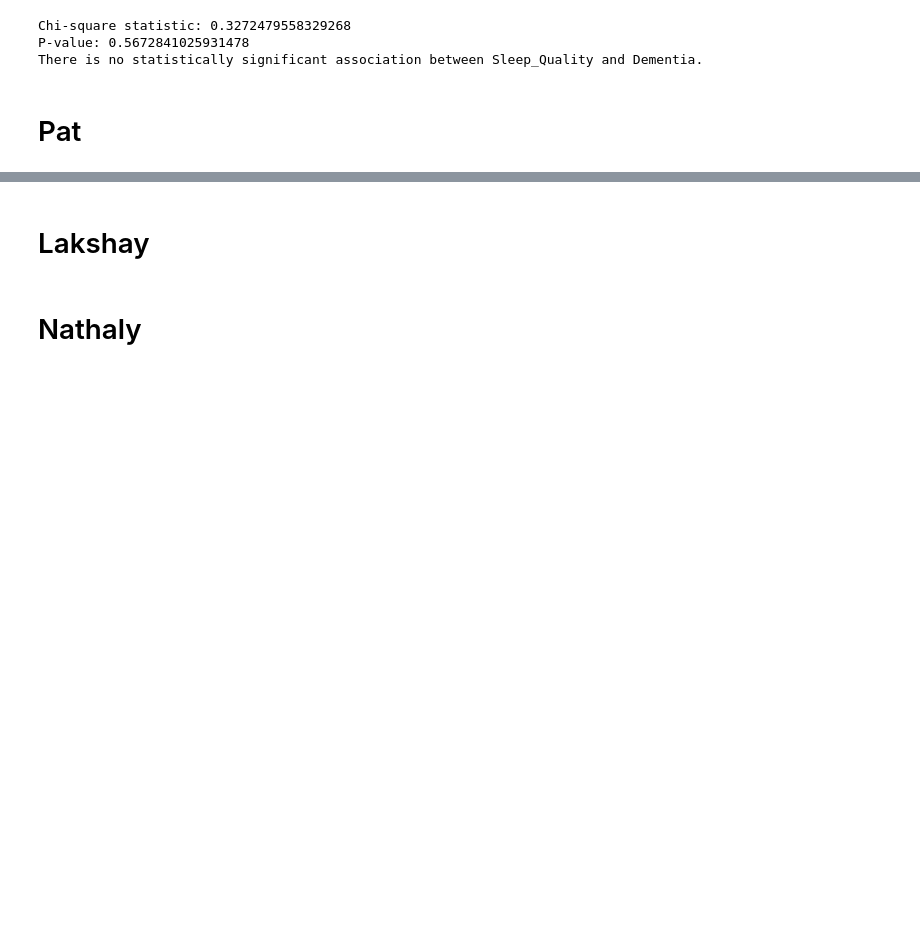
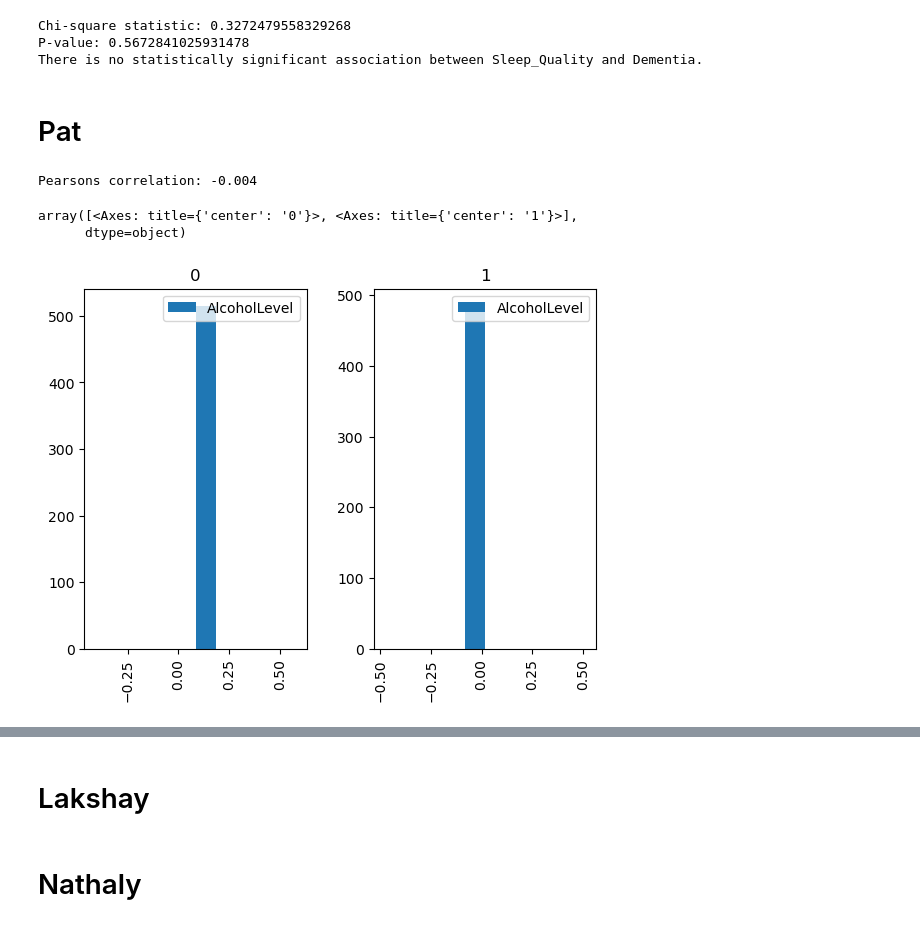
Before and after one commit to Feda2020/project_one_dementia, a Jupyter notebook: main.ipynb, the cells around one changed output, grey strips where cells are left out. Saved outputs shown, nothing was run; the diff lists cells and outputs as text; code cells hidden in the pictures; blank space fills up the shorter version.

```diff
--- a/main.ipynb
+++ b/main.ipynb
@@ -285,3 +285,18 @@ There is no statistically significant association between Sleep_Quality and Deme
 # --------------------------------------------------------------------------------
 # Does alcohol consumption level correlate with a higher risk of dementia when
 # controlling for other variables like age and smoking status?
+
+from scipy.stats import f_oneway
+f_oneway(dementia_df["AlcoholLevel"],dementia_df["Dementia"])
+from scipy.stats import pearsonr
+corr, _ = pearsonr(dementia_df["AlcoholLevel"], dementia_df["Dementia"])
+print('Pearsons correlation: %.3f' % corr)
+# %% [output]
+Pearsons correlation: -0.004
+# %%
+df=pd.DataFrame(dementia_df["AlcoholLevel"],index=dementia_df["Dementia"])
+df.hist(legend=True,by="Dementia")
+# %% [output]
+array([<Axes: title={'center': '0'}>, <Axes: title={'center': '1'}>],
+      dtype=object)
+[figure, added]
```
Also changed, not shown: parts of 3 cells of this notebook.
